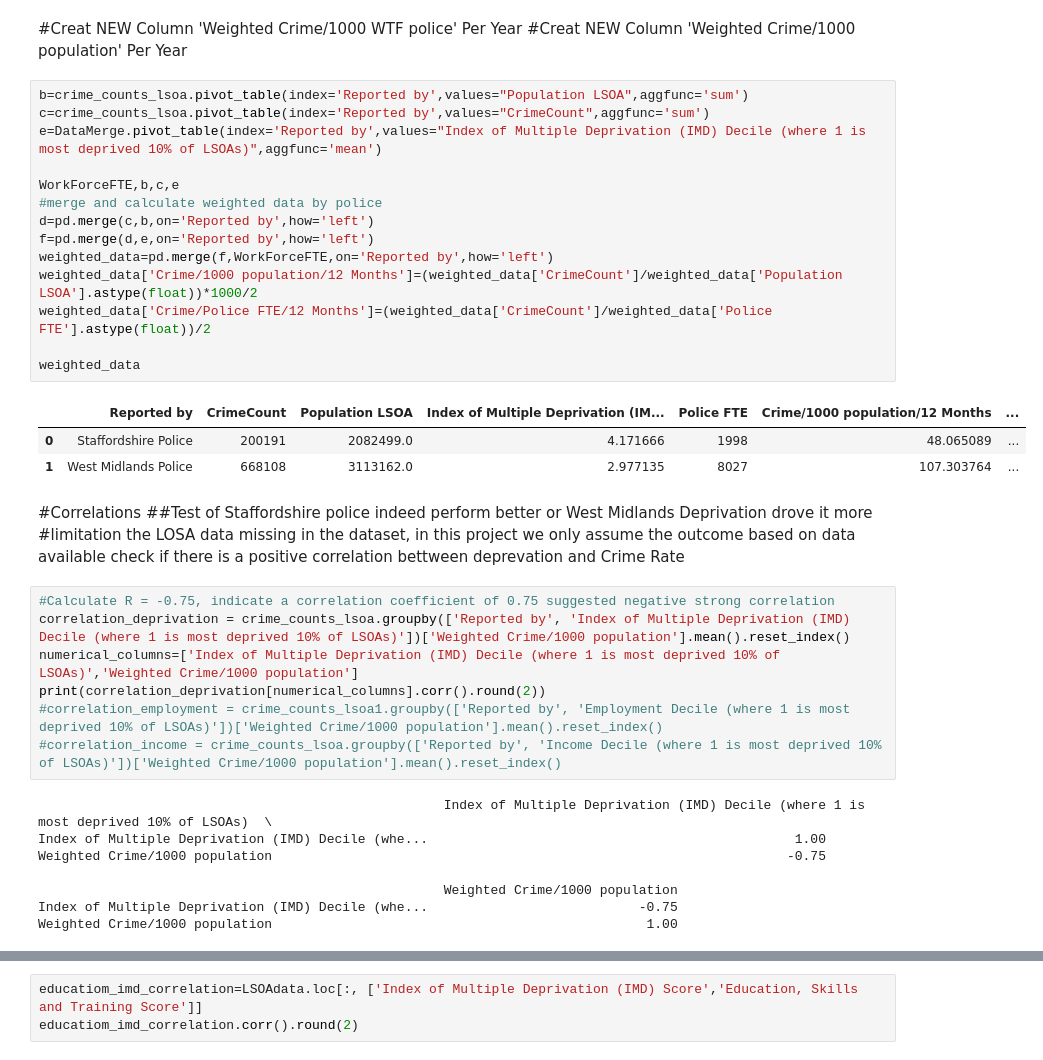
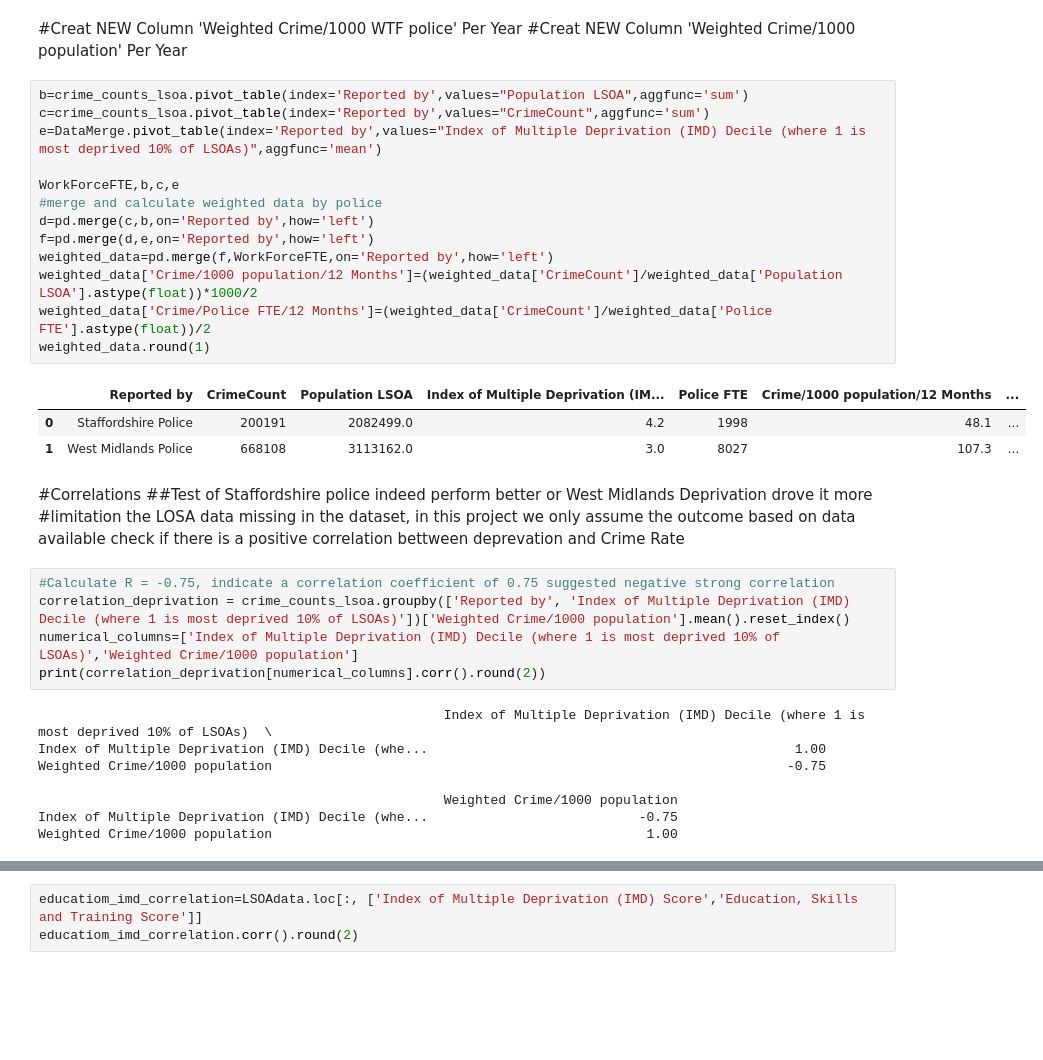
Before and after one commit to zhangwiki86-soton/L7---Data-Analysis-and-Visualisation, a Jupyter notebook: DRAFT Test Glob Final.ipynb, the cells around one changed output, grey strips where cells are left out. Cells and saved outputs as stored; diff of their text form; blank space fills up the shorter version.

```diff
--- a/DRAFT Test Glob Final.ipynb
+++ b/DRAFT Test Glob Final.ipynb
@@ -950,21 +942,20 @@ crime_counts_lsoa
 # %%
 b=crime_counts_lsoa.pivot_table(index='Reported by',values="Population LSOA",aggfunc='sum')
 c=crime_counts_lsoa.pivot_table(index='Reported by',values="CrimeCount",aggfunc='sum')
 e=DataMerge.pivot_table(index='Reported by',values="Index of Multiple Deprivation (IMD) Decile (where 1 is most deprived 10% of LSOAs)",aggfunc='mean')
 
 WorkForceFTE,b,c,e
 #merge and calculate weighted data by police
 d=pd.merge(c,b,on='Reported by',how='left')
 f=pd.merge(d,e,on='Reported by',how='left')
 weighted_data=pd.merge(f,WorkForceFTE,on='Reported by',how='left')
 weighted_data['Crime/1000 population/12 Months']=(weighted_data['CrimeCount']/weighted_data['Population LSOA'].astype(float))*1000/2
 weighted_data['Crime/Police FTE/12 Months']=(weighted_data['CrimeCount']/weighted_data['Police FTE'].astype(float))/2
-
-weighted_data
+weighted_data.round(1)
 # %% [output]
 |  | Reported by | CrimeCount | Population LSOA | Index of Multiple Deprivation (IM... | Police FTE | Crime/1000 population/12 Months | ... |
-| 0 | Staffordshire Police | 200191 | 2082499.0 | 4.171666 | 1998 | 48.065089 | ... |
-| 1 | West Midlands Police | 668108 | 3113162.0 | 2.977135 | 8027 | 107.303764 | ... |
+| 0 | Staffordshire Police | 200191 | 2082499.0 | 4.2 | 1998 | 48.1 | ... |
+| 1 | West Midlands Police | 668108 | 3113162.0 | 3.0 | 8027 | 107.3 | ... |
 # %% [markdown]
 #Correlations
 ##Test of Staffordshire police indeed perform better or West Midlands Deprivation drove it more
@@ -976,8 +967,6 @@ check if there is a positive correlation bettween deprevation and Crime Rate
 correlation_deprivation = crime_counts_lsoa.groupby(['Reported by', 'Index of Multiple Deprivation (IMD) Decile (where 1 is most deprived 10% of LSOAs)'])['Weighted Crime/1000 population'].mean().reset_index()
 numerical_columns=['Index of Multiple Deprivation (IMD) Decile (where 1 is most deprived 10% of LSOAs)','Weighted Crime/1000 population']
 print(correlation_deprivation[numerical_columns].corr().round(2))
-#correlation_employment = crime_counts_lsoa1.groupby(['Reported by', 'Employment Decile (where 1 is most deprived 10% of LSOAs)'])['Weighted Crime/1000 population'].mean().reset_index()
-#correlation_income = crime_counts_lsoa.groupby(['Reported by', 'Income Decile (where 1 is most deprived 10% of LSOAs)'])['Weighted Crime/1000 population'].mean().reset_index()
 # %% [output]
                                                     Index of Multiple Deprivation (IMD) Decile (where 1 is most deprived 10% of LSOAs)  \
 Index of Multiple Deprivation (IMD) Decile (whe...                                               1.00
```
Also changed, not shown: parts of 4 cells of this notebook.
